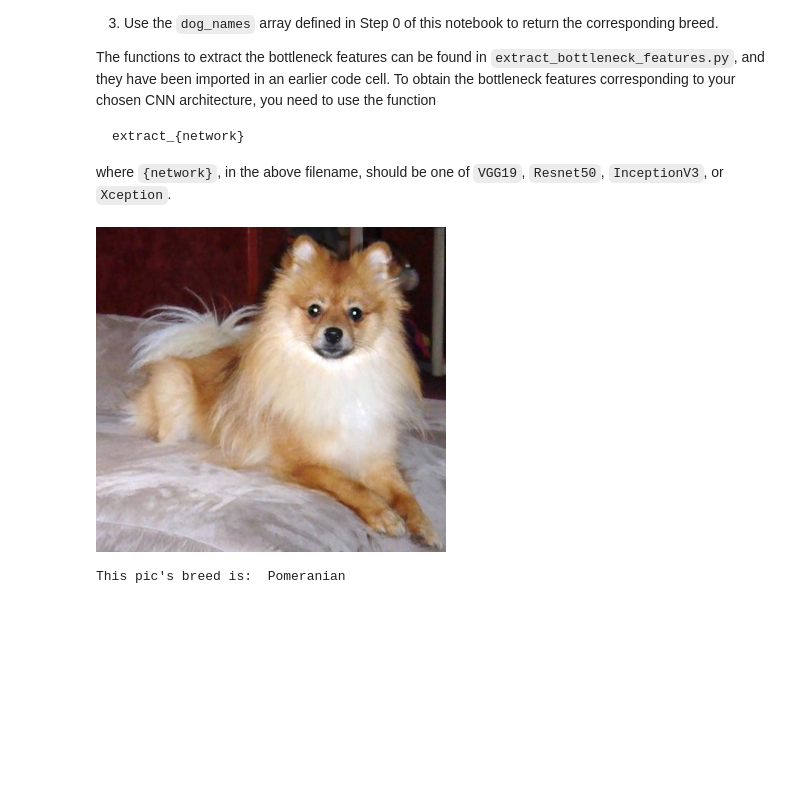
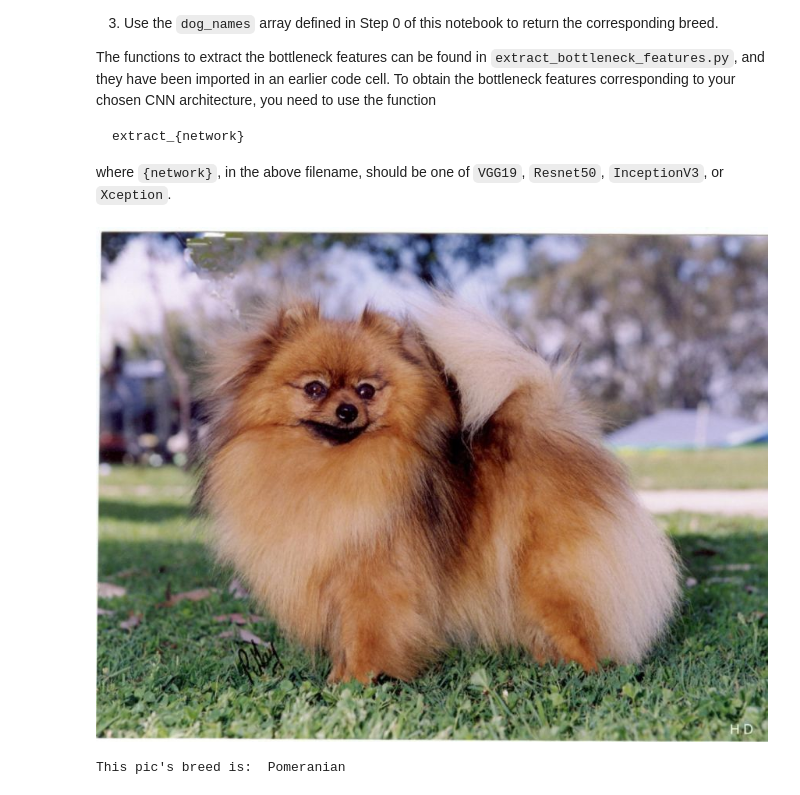
Before and after one commit to ronald-leung/Udacity-Exercises, a Jupyter notebook: DataScienceNanoDegree/Capstone/Dog_breed_Classifier/dog_app.ipynb, the cells around one changed output. Cells and saved outputs as stored; diff of their text form; code cells hidden in the pictures; blank space fills up the shorter version.

```diff
--- a/DataScienceNanoDegree/Capstone/Dog_breed_Classifier/dog_app.ipynb
+++ b/DataScienceNanoDegree/Capstone/Dog_breed_Classifier/dog_app.ipynb
@@ -729,10 +729,10 @@ def VGG19_predict_dogbreed(imgPath):
 # %%
 from IPython.display import Image
 # %%
-testImage = "dogImages/test/123.Pomeranian/Pomeranian_07858.jpg"
+testImage = "dogImages/test/123.Pomeranian/Pomeranian_07861.jpg"
 Image(filename=testImage)
 # %% [output]
-[figure, old version]
+[figure, new version]
 # %%
 breed = VGG19_predict_dogbreed(testImage)
 print("This pic's breed is: ", breed)
```
Also changed, not shown: 3 other files.
